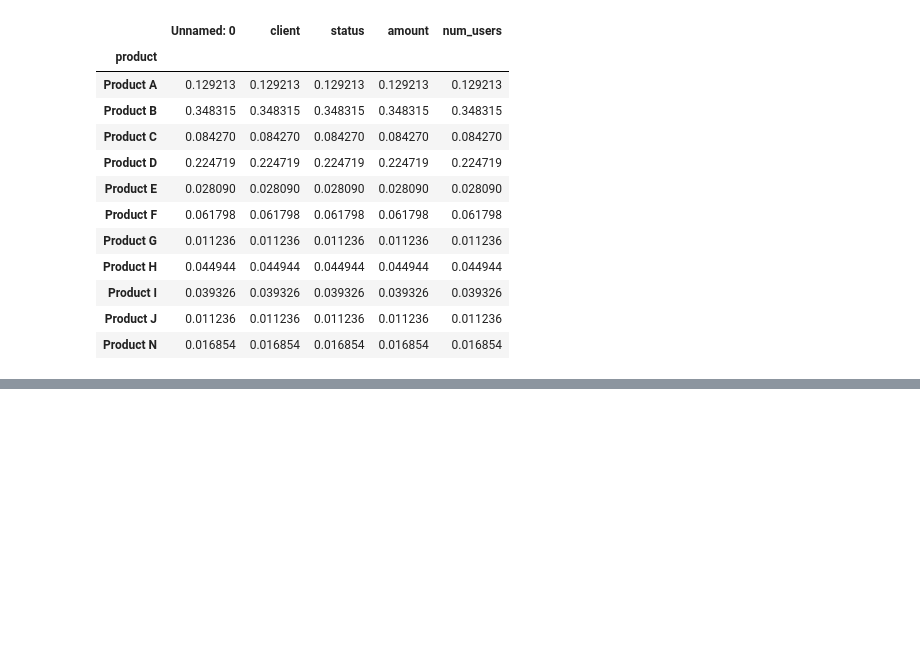
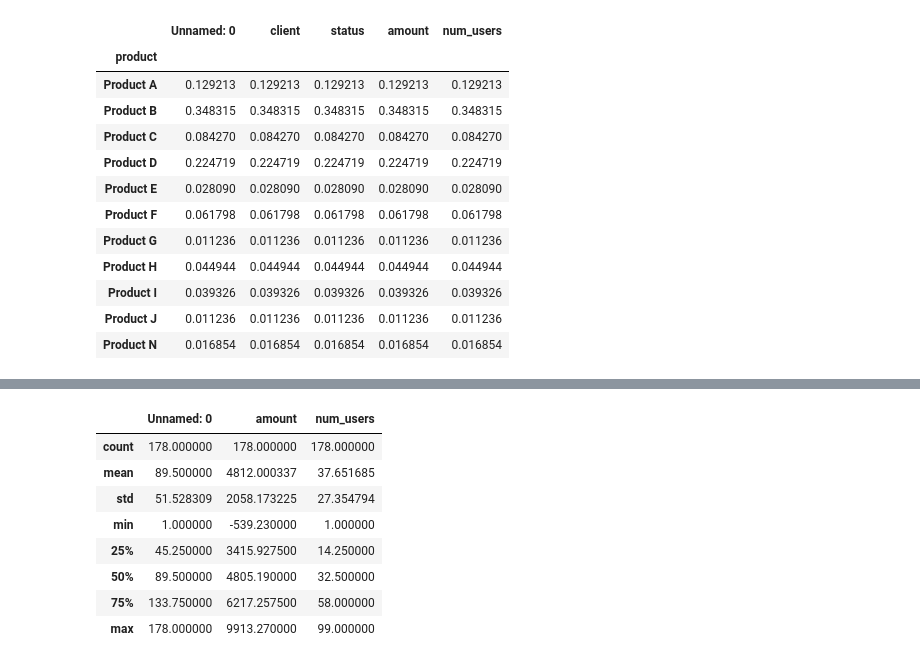
Before and after one commit to esragcetnky/DataCampCourses, a Jupyter notebook: Statistics_Fundamentals_in_Python/1_intro_stats.ipynb, the cells around one changed output, grey strips where cells are left out. Cells and saved outputs as stored; diff of their text form; code cells hidden in the pictures; blank space fills up the shorter version.

```diff
--- a/Statistics_Fundamentals_in_Python/1_intro_stats.ipynb
+++ b/Statistics_Fundamentals_in_Python/1_intro_stats.ipynb
@@ -164,0 +174,12 @@ amir_deals.groupby('product').count() / amir_deals.shape[0]
+# %%
+amir_deals.describe()
+# %% [output]
+|  | Unnamed: 0 | amount | num_users |
+| count | 178.000000 | 178.000000 | 178.000000 |
+| mean | 89.500000 | 4812.000337 | 37.651685 |
+| std | 51.528309 | 2058.173225 | 27.354794 |
+| min | 1.000000 | -539.230000 | 1.000000 |
+| 25% | 45.250000 | 3415.927500 | 14.250000 |
+| 50% | 89.500000 | 4805.190000 | 32.500000 |
+| 75% | 133.750000 | 6217.257500 | 58.000000 |
+| max | 178.000000 | 9913.270000 | 99.000000 |
```
Also changed, not shown: parts of 15 cells of this notebook, 1 other file.
